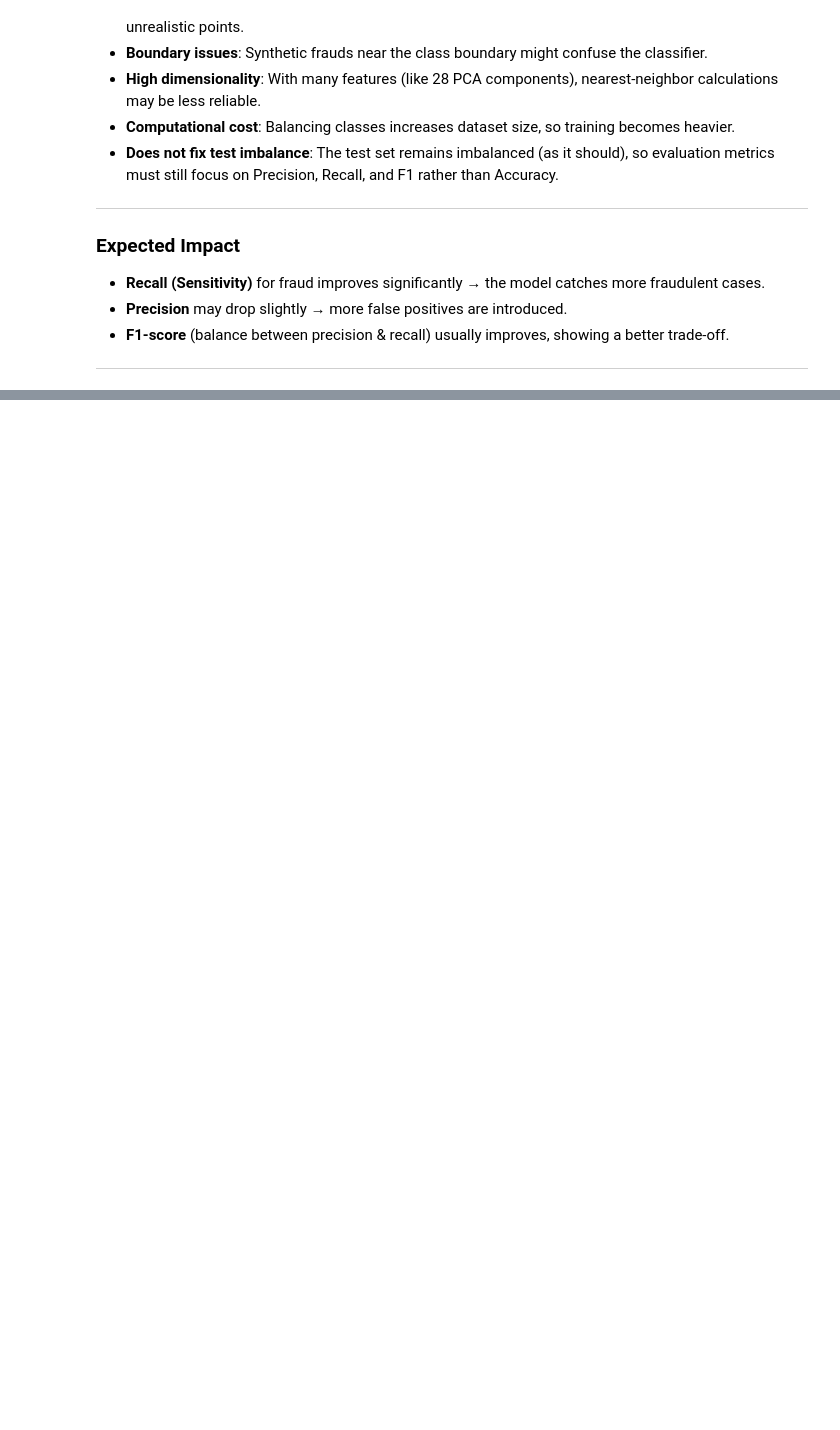
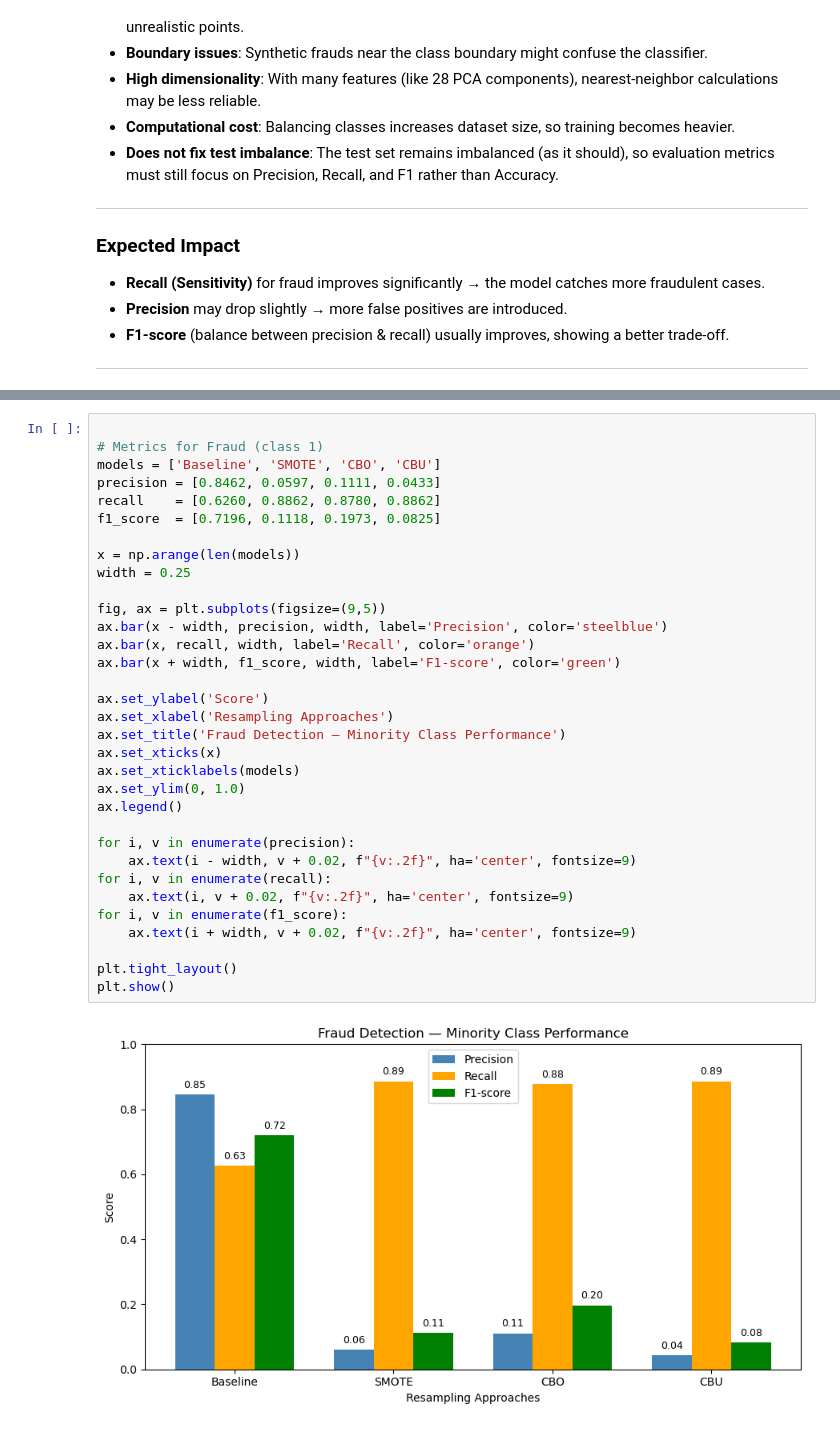
Before and after one commit to neer-patel-11/DAL_3, a Jupyter notebook: DA25M021_DAL_3.ipynb, the cells around one changed output, grey strips where cells are left out. Cells and saved outputs as stored; diff of their text form; blank space fills up the shorter version.

```diff
--- a/DA25M021_DAL_3.ipynb
+++ b/DA25M021_DAL_3.ipynb
@@ -620,0 +587,35 @@ plt.show()
+# %%
+
+# Metrics for Fraud (class 1)
+models = ['Baseline', 'SMOTE', 'CBO', 'CBU']
+precision = [0.8462, 0.0597, 0.1111, 0.0433]
+recall    = [0.6260, 0.8862, 0.8780, 0.8862]
+f1_score  = [0.7196, 0.1118, 0.1973, 0.0825]
+
+x = np.arange(len(models))
+width = 0.25
+
+fig, ax = plt.subplots(figsize=(9,5))
+ax.bar(x - width, precision, width, label='Precision', color='steelblue')
+ax.bar(x, recall, width, label='Recall', color='orange')
+ax.bar(x + width, f1_score, width, label='F1-score', color='green')
+
+ax.set_ylabel('Score')
+ax.set_xlabel('Resampling Approaches')
+ax.set_title('Fraud Detection — Minority Class Performance')
+ax.set_xticks(x)
+ax.set_xticklabels(models)
+ax.set_ylim(0, 1.0)
+ax.legend()
+
+for i, v in enumerate(precision):
+    ax.text(i - width, v + 0.02, f"{v:.2f}", ha='center', fontsize=9)
+for i, v in enumerate(recall):
+    ax.text(i, v + 0.02, f"{v:.2f}", ha='center', fontsize=9)
+for i, v in enumerate(f1_score):
+    ax.text(i + width, v + 0.02, f"{v:.2f}", ha='center', fontsize=9)
+
+plt.tight_layout()
+plt.show()
+# %% [output]
+[figure, added]
```
Also changed, not shown: parts of 19 cells of this notebook.
